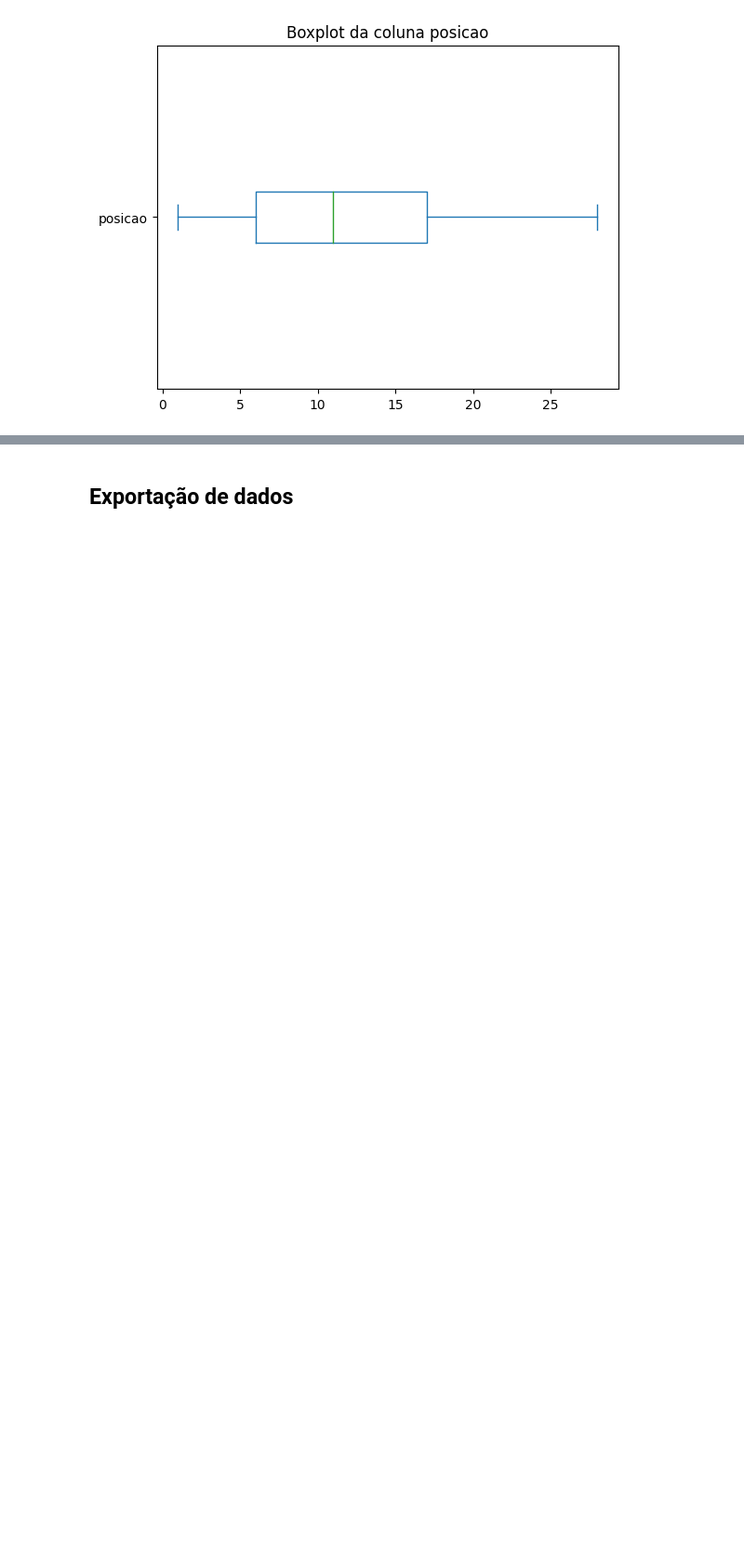
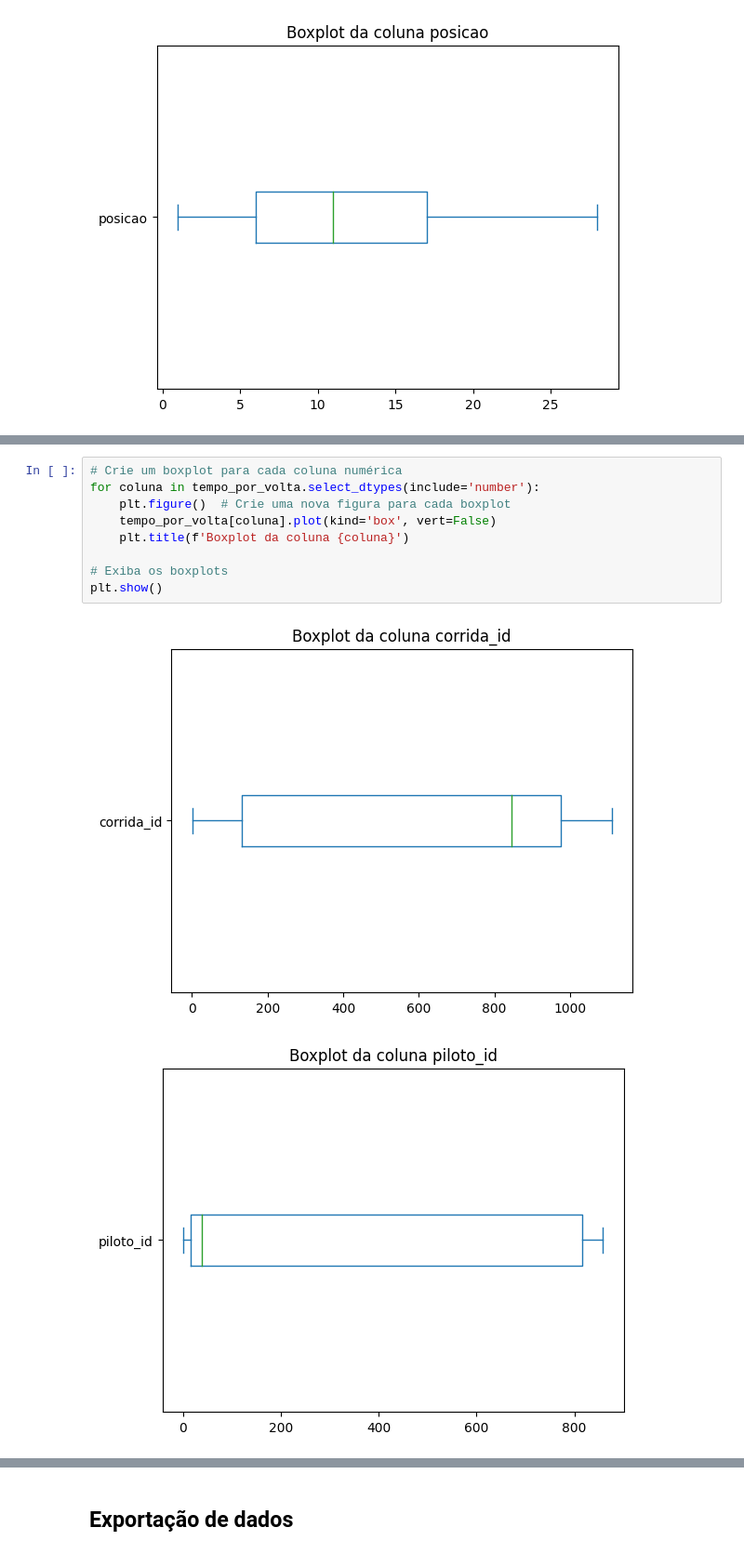
Before and after one commit to augustopinho/fatec_ipi_projeto_integrador_3, a Jupyter notebook: tratamento_limpeza_dataset_completo_DW.ipynb, the cells around one changed output, grey strips where cells are left out. Shown at 93% size. Drawn from its saved outputs; the diff is of its cells as text; blank space fills up the shorter version.

```diff
--- a/tratamento_limpeza_dataset.ipynb
+++ b/tratamento_limpeza_dataset_completo_DW.ipynb
@@ -1954,0 +2420,12 @@ plt.show()
+# %%
+# Crie um boxplot para cada coluna numérica
+for coluna in tempo_por_volta.select_dtypes(include='number'):
+    plt.figure()  # Crie uma nova figura para cada boxplot
+    tempo_por_volta[coluna].plot(kind='box', vert=False)
+    plt.title(f'Boxplot da coluna {coluna}')
+
+# Exiba os boxplots
+plt.show()
+# %% [output]
+[figure, added]
+[figure, added]
```
Also changed, not shown: parts of 75 cells of this notebook, 1 other file.
